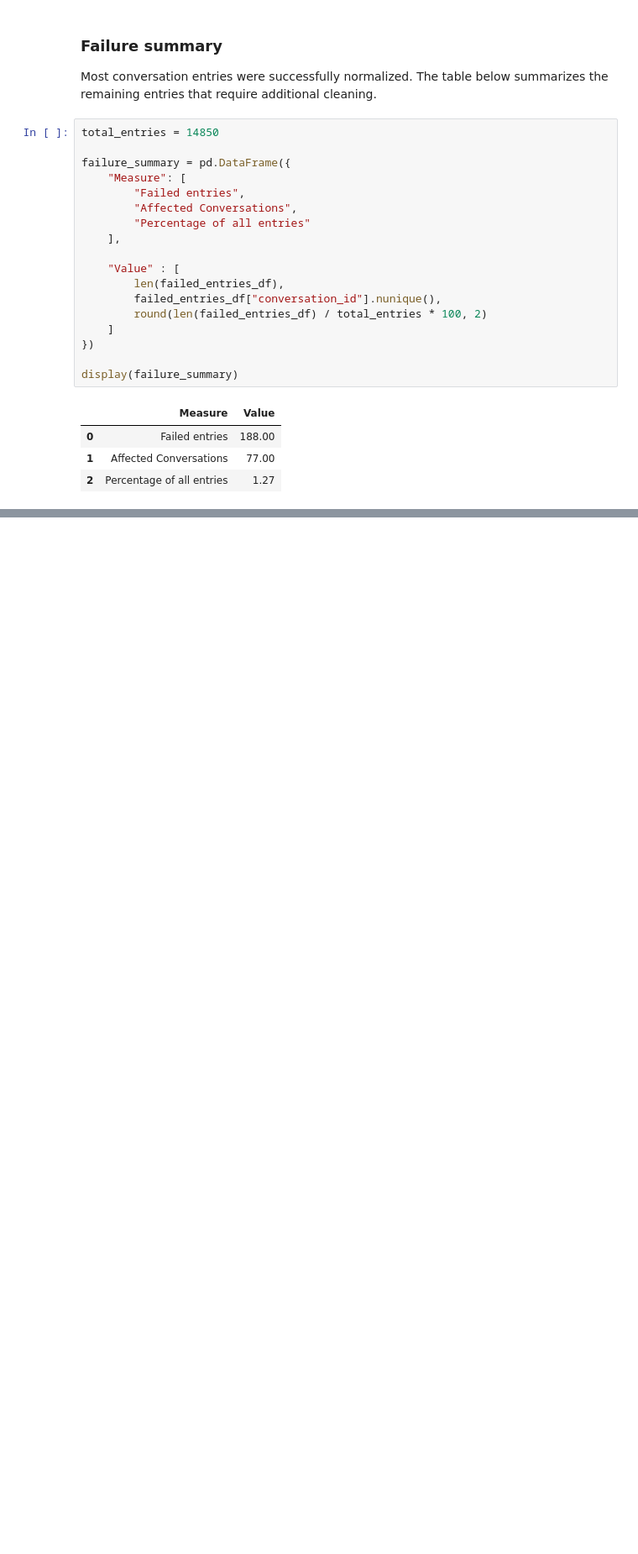
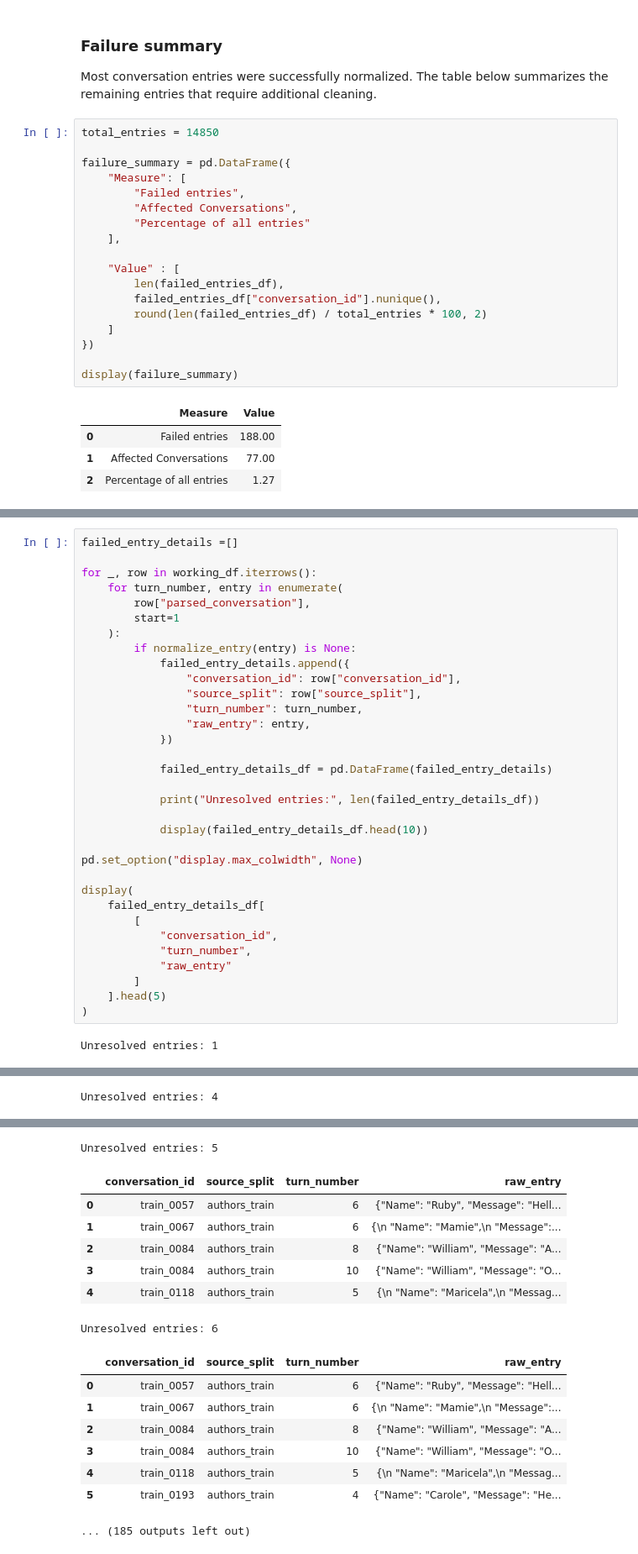
Before and after one commit to jfilloon/MTPD-CAPSTONE, a Jupyter notebook: notebooks/02_data_preparation.ipynb, the cells around one changed output, grey strips where cells are left out. Shown at 84% size. Drawn from its saved outputs; the diff is of its cells as text; blank space fills up the shorter version.

```diff
--- a/notebooks/02_data_preparation.ipynb
+++ b/notebooks/02_data_preparation.ipynb
@@ -451,0 +455,35 @@ display(failure_summary)
+# %%
+failed_entry_details =[]
+
+for _, row in working_df.iterrows():
+    for turn_number, entry in enumerate(
+        row["parsed_conversation"],
+        start=1
+    ):
+        if normalize_entry(entry) is None:
+            failed_entry_details.append({
+                "conversation_id": row["conversation_id"],
+                "source_split": row["source_split"],
+                "turn_number": turn_number,
+                "raw_entry": entry,
+            })
+
+            failed_entry_details_df = pd.DataFrame(failed_entry_details)
+
+            print("Unresolved entries:", len(failed_entry_details_df))
+
+            display(failed_entry_details_df.head(10))
+
+pd.set_option("display.max_colwidth", None)
+
+display(
+    failed_entry_details_df[
+        [
+            "conversation_id",
+            "turn_number",
+            "raw_entry"
+        ]
+    ].head(5)
+)
+# %% [output]
+Unresolved entries: 1
@@ -451,0 +501 @@ display(failure_summary)
+Unresolved entries: 4
@@ -451,0 +507,16 @@ display(failure_summary)
+Unresolved entries: 5
+|  | conversation_id | source_split | turn_number | raw_entry |
+| 0 | train_0057 | authors_train | 6 | {"Name": "Ruby", "Message": "Hell... |
+| 1 | train_0067 | authors_train | 6 | {\n "Name": "Mamie",\n "Message":... |
+| 2 | train_0084 | authors_train | 8 | {"Name": "William", "Message": "A... |
+| 3 | train_0084 | authors_train | 10 | {"Name": "William", "Message": "O... |
+| 4 | train_0118 | authors_train | 5 | {\n "Name": "Maricela",\n "Messag... |
+Unresolved entries: 6
+|  | conversation_id | source_split | turn_number | raw_entry |
+| 0 | train_0057 | authors_train | 6 | {"Name": "Ruby", "Message": "Hell... |
+| 1 | train_0067 | authors_train | 6 | {\n "Name": "Mamie",\n "Message":... |
+| 2 | train_0084 | authors_train | 8 | {"Name": "William", "Message": "A... |
+| 3 | train_0084 | authors_train | 10 | {"Name": "William", "Message": "O... |
+| 4 | train_0118 | authors_train | 5 | {\n "Name": "Maricela",\n "Messag... |
+| 5 | train_0193 | authors_train | 4 | {"Name": "Carole", "Message": "He... |
+... (185 outputs left out)
```
Also changed, not shown: parts of 31 cells of this notebook.
